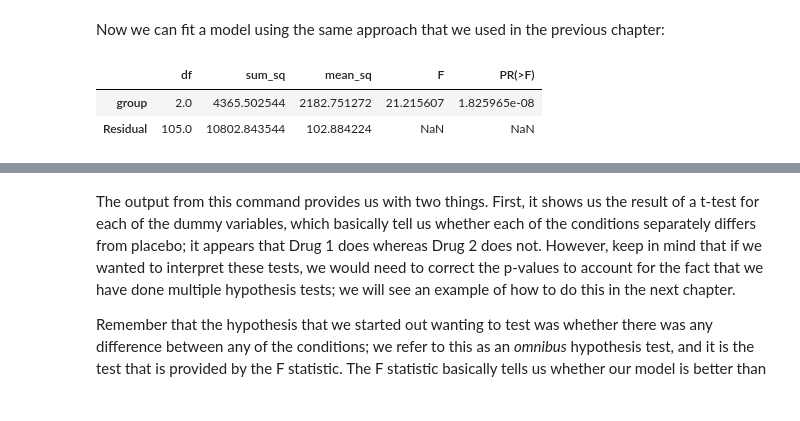
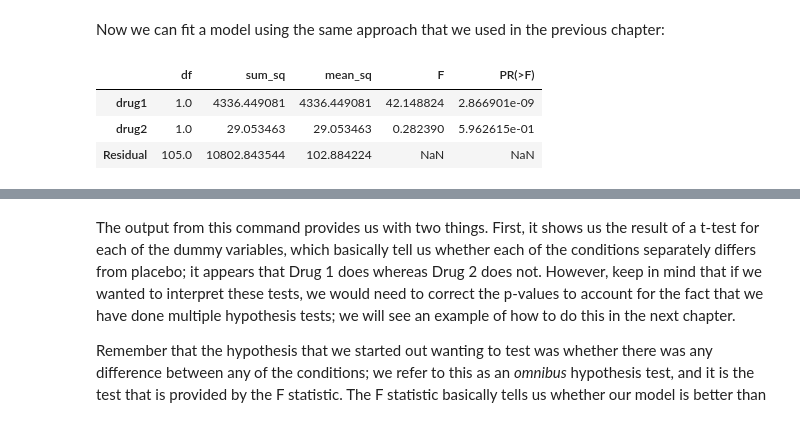
Before and after one commit to john-s-butler-dit/statsthinking21-python, a Jupyter notebook: notebooks/15-ComparingMeans.ipynb, the cells around one changed output, grey strips where cells are left out. Saved outputs shown, nothing was run; the diff lists cells and outputs as text; code cells hidden in the pictures.

```diff
--- a/notebooks/15-ComparingMeans.ipynb
+++ b/notebooks/15-ComparingMeans.ipynb
@@ -345,13 +326,12 @@ meanSysBP = 140
 effectSize = 0.8
 
 group=['placebo']*nPerGroup+['drug1']*nPerGroup+['drug2']*nPerGroup
-sysBP1=np.random.normal(meanSysBP, noiseSD, nPerGroup)
-sysBP2=(np.random.normal(meanSysBP-noiseSD*effectSize, noiseSD, nPerGroup))
-sysBP3=(np.random.normal(meanSysBP, noiseSD, nPerGroup))
-sysBP=[[sysBP1],[sysBP2],[sysBP3]]
-sysBP=np.concatenate((sysBP1,sysBP2,sysBP3), axis=0)
-df=pd.DataFrame({'group': group,'sysBP':sysBP})
-ax = sns.boxplot(x="group", y="sysBP", data=df)
+BP1sys=np.random.normal(meanSysBP, noiseSD, nPerGroup)
+BP2sys=(np.random.normal(meanSysBP-noiseSD*effectSize, noiseSD, nPerGroup))
+BP3sys=(np.random.normal(meanSysBP, noiseSD, nPerGroup))
+BPsys=np.concatenate((BP1sys,BP2sys,BP3sys), axis=0)
+df=pd.DataFrame({'group': group,'BPsys':BPsys})
+ax = sns.boxplot(x="group", y="BPsys", data=df)
 # %% [output]
 [figure]
 # %% [markdown]
@@ -395,13 +365,16 @@ To create an ANOVA model, we extend the idea of *dummy coding* that you encounte
+# %%
+df['drug1']=df['group']=='drug1'
+df['drug2']=df['group']=='drug2'
 # %% [markdown]
 Now we can fit a model using the same approach that we used in the previous chapter:
 # %%
 
-import statsmodels.api as sm
-ols_model = ols(formula='sysBP~ group', data=df)
+ols_model = ols(formula='BPsys~ drug1+drug2', data=df)
 ols_result = ols_model.fit()
 aov_table = sm.stats.anova_lm(ols_result)
 aov_table
 # %% [output]
 |  | df | sum_sq | mean_sq | F | PR(>F) |
-| group | 2.0 | 4365.502544 | 2182.751272 | 21.215607 | 1.825965e-08 |
+| drug1 | 1.0 | 4336.449081 | 4336.449081 | 42.148824 | 2.866901e-09 |
+| drug2 | 1.0 | 29.053463 | 29.053463 | 0.282390 | 5.962615e-01 |
 | Residual | 105.0 | 10802.843544 | 102.884224 | NaN | NaN |
```
Also changed, not shown: parts of 22 cells of this notebook, 2 other files.
